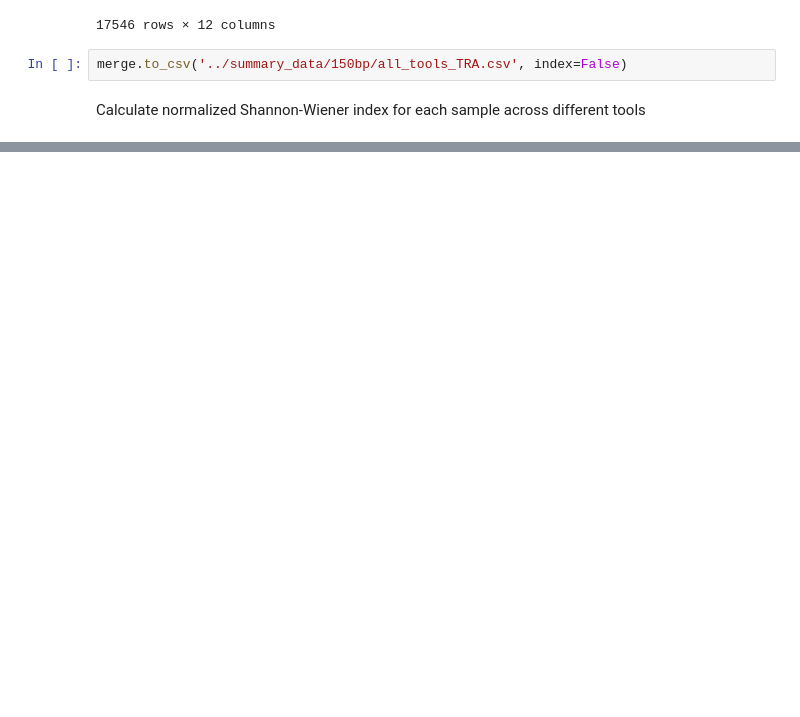
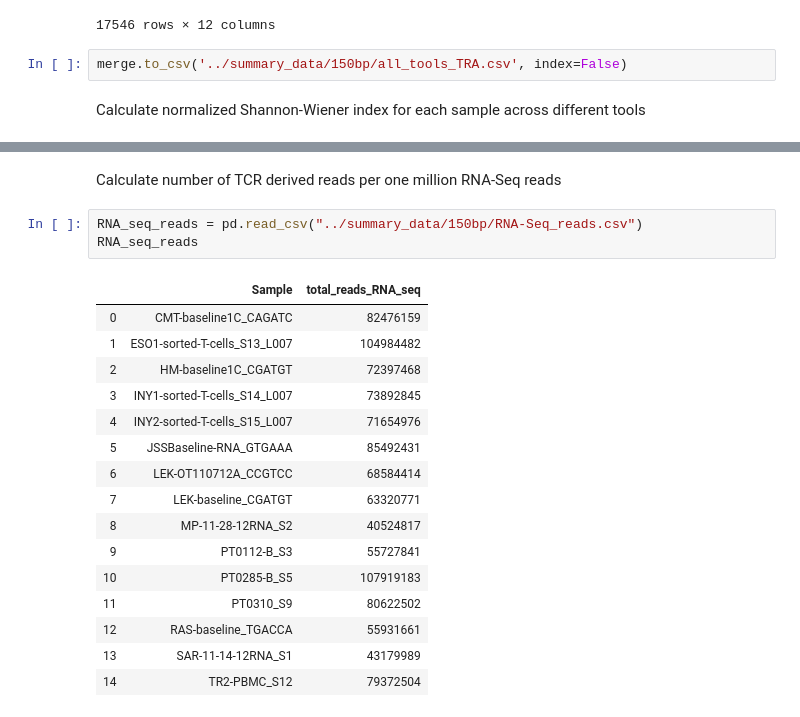
Before and after one commit to Mangul-Lab-USC/TCR-profiling-benchmark, a Jupyter notebook: notebooks/create_metadata_TCRA.ipynb, the cells around one changed output, grey strips where cells are left out. Cells and saved outputs as stored; diff of their text form; blank space fills up the shorter version.

```diff
--- a/notebooks/create_metadata_TCRA.ipynb
+++ b/notebooks/create_metadata_TCRA.ipynb
@@ -170,3 +170,25 @@ diversity
 | 42 | TR2-PBMC_S12 | 5.852413 | 425 | 0.967007 | MIXCR | PBMC |
 | 43 | TR2-PBMC_S12 | 7.094376 | 1382 | 0.981067 | IMREP | PBMC |
 | 44 | TR2-PBMC_S12 | 7.097116 | 1647 | 0.958201 | TRUST4 | PBMC |
+# %% [markdown]
+Calculate number of TCR derived reads per one million RNA-Seq reads
+# %%
+RNA_seq_reads = pd.read_csv("../summary_data/150bp/RNA-Seq_reads.csv")
+RNA_seq_reads
+# %% [output]
+|  | Sample | total_reads_RNA_seq |
+| 0 | CMT-baseline1C_CAGATC | 82476159 |
+| 1 | ESO1-sorted-T-cells_S13_L007 | 104984482 |
+| 2 | HM-baseline1C_CGATGT | 72397468 |
+| 3 | INY1-sorted-T-cells_S14_L007 | 73892845 |
+| 4 | INY2-sorted-T-cells_S15_L007 | 71654976 |
+| 5 | JSSBaseline-RNA_GTGAAA | 85492431 |
+| 6 | LEK-OT110712A_CCGTCC | 68584414 |
+| 7 | LEK-baseline_CGATGT | 63320771 |
+| 8 | MP-11-28-12RNA_S2 | 40524817 |
+| 9 | PT0112-B_S3 | 55727841 |
+| 10 | PT0285-B_S5 | 107919183 |
+| 11 | PT0310_S9 | 80622502 |
+| 12 | RAS-baseline_TGACCA | 55931661 |
+| 13 | SAR-11-14-12RNA_S1 | 43179989 |
+| 14 | TR2-PBMC_S12 | 79372504 |
```
Also changed, not shown: parts of 1 cell of this notebook, 2 other files.
